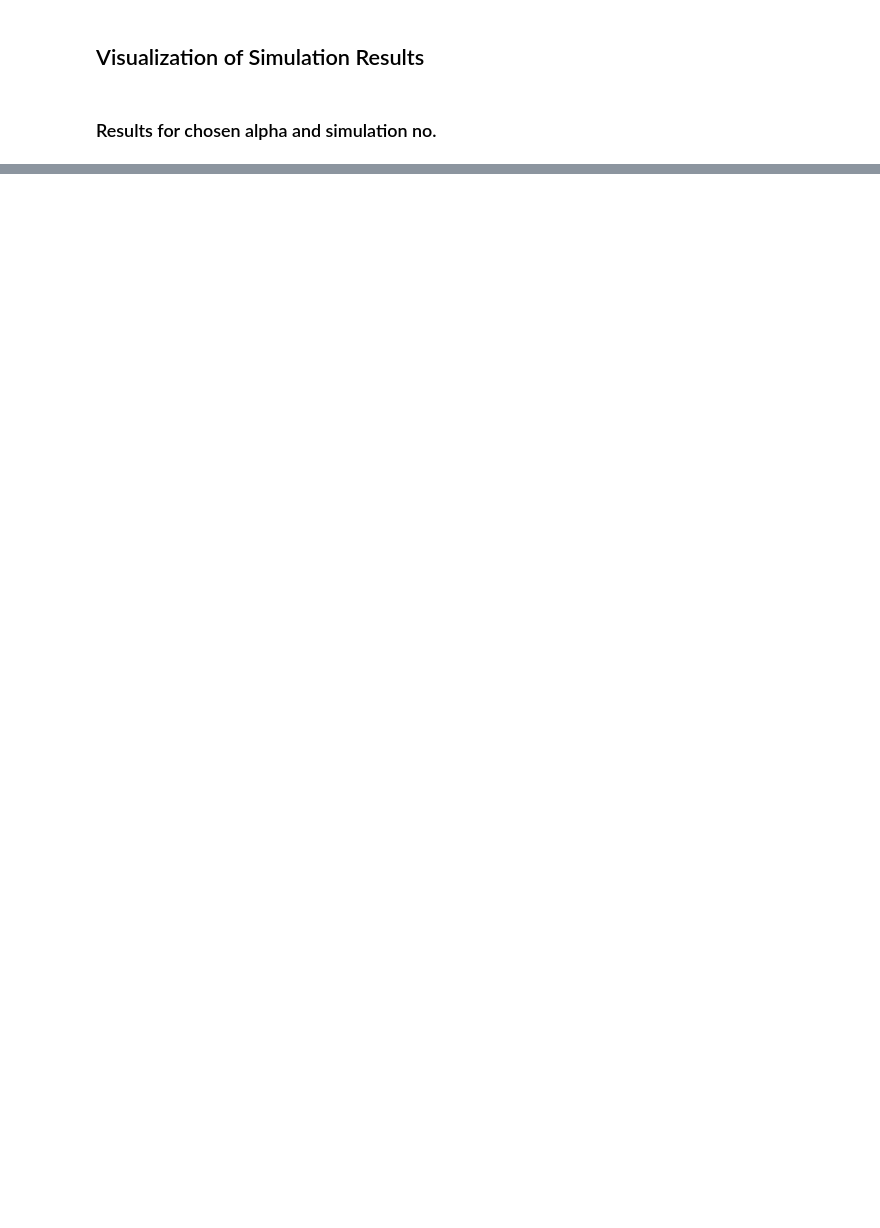
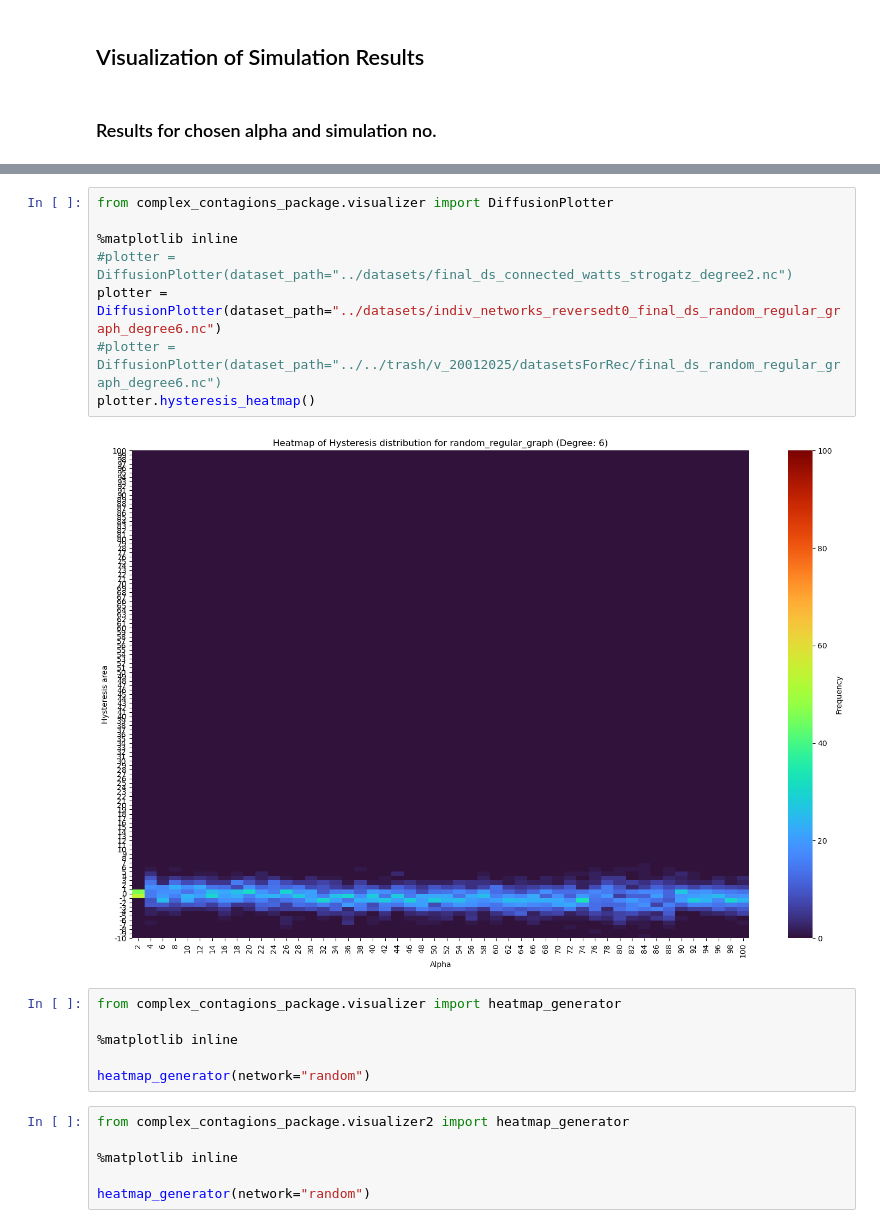
Before and after one commit to Leo1898/complex_contagions_package, a Jupyter notebook: notebooks/visualization.ipynb, the cells around one changed output, grey strips where cells are left out. Saved outputs shown, nothing was run; the diff lists cells and outputs as text; blank space fills up the shorter version.

```diff
--- a/notebooks/visualization.ipynb
+++ b/notebooks/visualization.ipynb
@@ -45,0 +48,22 @@ plotter.hysteresis_boxplot()
+# %%
+from complex_contagions_package.visualizer import DiffusionPlotter
+
+%matplotlib inline
+#plotter = DiffusionPlotter(dataset_path="../datasets/final_ds_connected_watts_strogatz_degree2.nc")
+plotter = DiffusionPlotter(dataset_path="../datasets/indiv_networks_reversedt0_final_ds_random_regular_graph_degree6.nc")
+#plotter = DiffusionPlotter(dataset_path="../../trash/v_20012025/datasetsForRec/final_ds_random_regular_graph_degree6.nc")
+plotter.hysteresis_heatmap()
+# %% [output]
+[figure, added]
+# %%
+from complex_contagions_package.visualizer import heatmap_generator
+
+%matplotlib inline
+
+heatmap_generator(network="random")
+# %%
+from complex_contagions_package.visualizer2 import heatmap_generator
+
+%matplotlib inline
+
+heatmap_generator(network="random")
```
Also changed, not shown: parts of 15 cells of this notebook, 14 other files.
